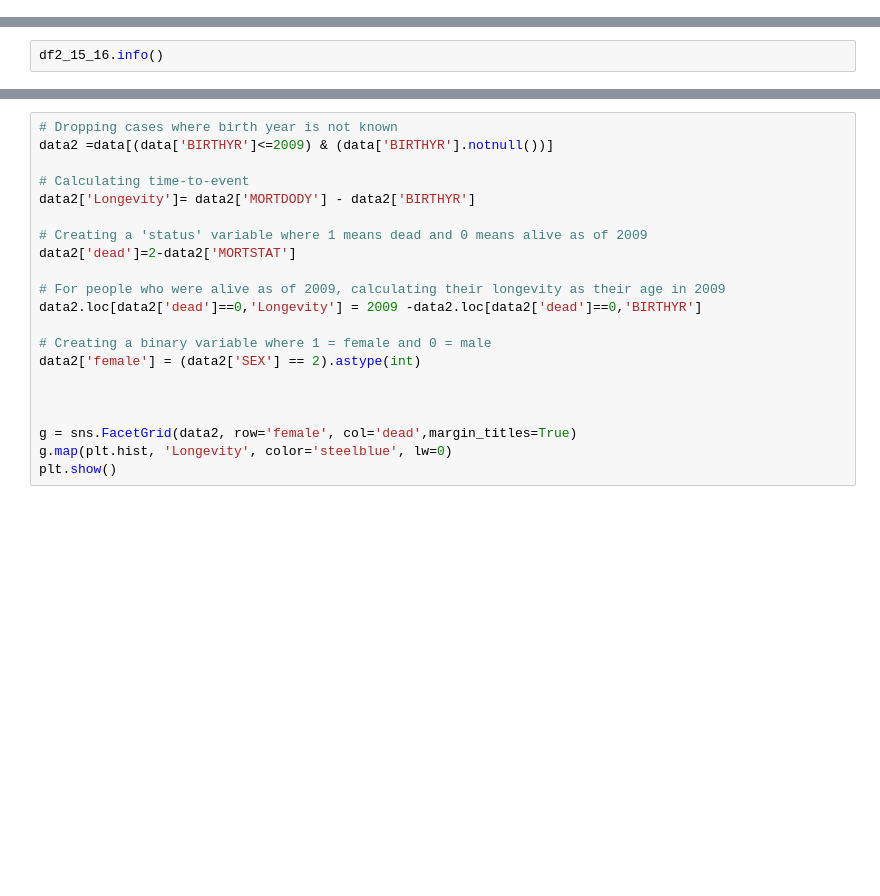
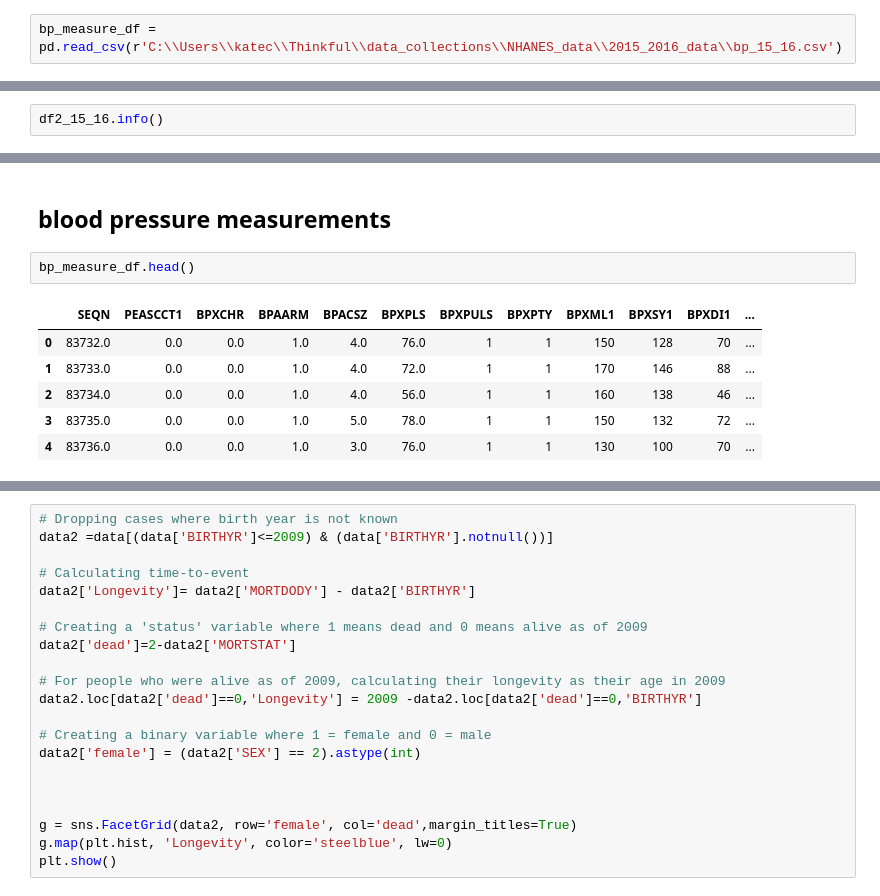
Before and after one commit to kathieking/Thinkful, a Jupyter notebook: check42_initial_read_concat.ipynb, the cells around one changed output, grey strips where cells are left out. Cells and saved outputs as stored; diff of their text form; blank space fills up the shorter version.

```diff
--- a/check42_initial_read_concat.ipynb
+++ b/check42_initial_read_concat.ipynb
@@ -110,0 +43,2 @@ file_names
+# %%
+bp_measure_df = pd.read_csv(r'C:\\Users\\katec\\Thinkful\\data_collections\\NHANES_data\\2015_2016_data\\bp_15_16.csv')
@@ -308,0 +382,11 @@ df_alb_cr.drop(['URDUMALC', 'URDUCRLC', 'URXUMA', 'URXCRS'], axis=1)
+# %% [markdown]
+## blood pressure measurements
+# %%
+bp_measure_df.head()
+# %% [output]
+|  | SEQN | PEASCCT1 | BPXCHR | BPAARM | BPACSZ | BPXPLS | BPXPULS | BPXPTY | BPXML1 | BPXSY1 | BPXDI1 | ... |
+| 0 | 83732.0 | 0.0 | 0.0 | 1.0 | 4.0 | 76.0 | 1 | 1 | 150 | 128 | 70 | ... |
+| 1 | 83733.0 | 0.0 | 0.0 | 1.0 | 4.0 | 72.0 | 1 | 1 | 170 | 146 | 88 | ... |
+| 2 | 83734.0 | 0.0 | 0.0 | 1.0 | 4.0 | 56.0 | 1 | 1 | 160 | 138 | 46 | ... |
+| 3 | 83735.0 | 0.0 | 0.0 | 1.0 | 5.0 | 78.0 | 1 | 1 | 150 | 132 | 72 | ... |
+| 4 | 83736.0 | 0.0 | 0.0 | 1.0 | 3.0 | 76.0 | 1 | 1 | 130 | 100 | 70 | ... |
```
Also changed, not shown: parts of 229 cells of this notebook.
